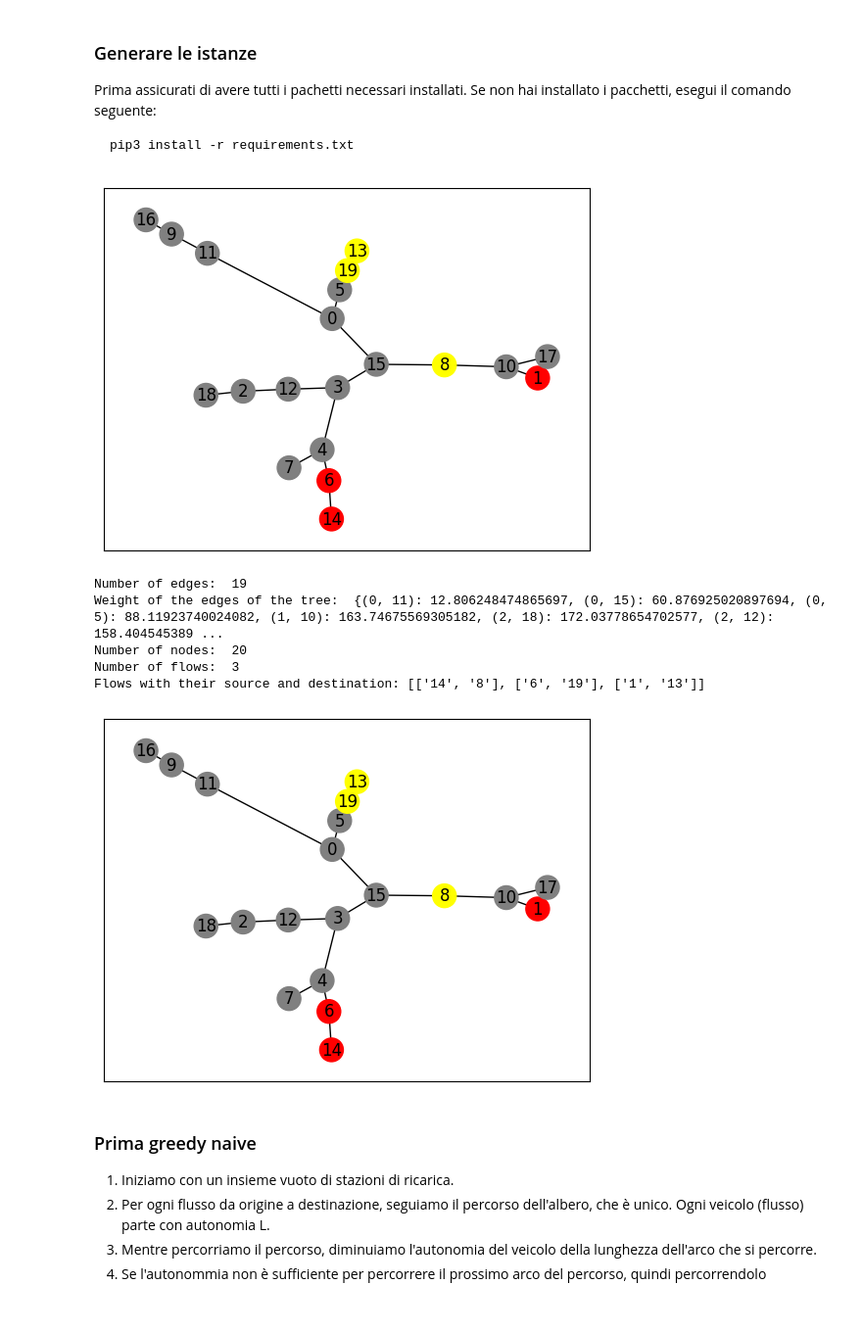
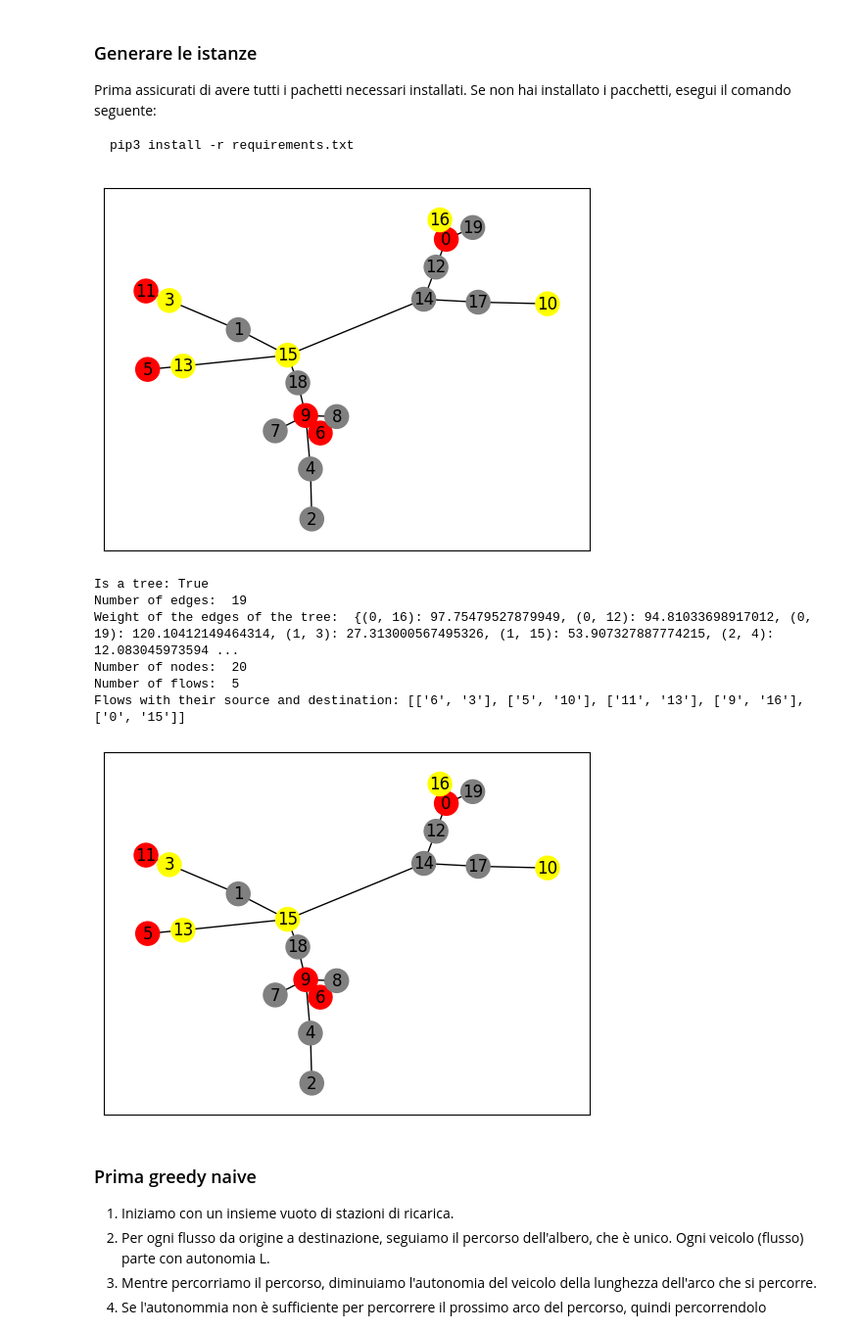
Before and after one commit to marielean/ChargingStations, a Jupyter notebook: ChargingStations.ipynb, the cells around one changed output. Shown at 98% size. Drawn from its saved outputs; the diff is of its cells as text; code cells hidden in the pictures.

```diff
--- a/ChargingStations.ipynb
+++ b/ChargingStations.ipynb
@@ -8,39 +8,49 @@ pip3 install -r requirements.txt
 # %%
 import networkx as nx
 import utility_functions as uf
+import json
 
 # CREATING A TREE NETWORK WITH 3 FLOWS AND 150 AUTONOMY
 
 N = 20 #number of nodes
-K = 3 #number of flows
+K = 5 #number of flows
 L = 150 #autonomy of the vehicles
+edge_dim = 200 #dimension of the edges
 
-T = uf.generate_random_network_tree(N, K, 200)
+
+
+T = uf.generate_random_network_tree(N, K, L, edge_dim)
 flows = uf.get_random_flows(T, K)
+
+# save the tree and the flows
+uf.save_tree(T, flows, "tree_net/bigtree.gml")
 
 uf.draw_tree(T, flows)
 
-nx.write_gml(T, "tree_net/bigtree.gml")
-
+print(f'Is a tree: {nx.is_tree(T)}')
 print("Number of edges: ", T.number_of_edges())
 print("Weight of the edges of the tree: ", uf.get_weight_of_edges(T))
 print("Number of nodes: ", T.number_of_nodes())
 print("Number of flows: ", T.graph['K'])
 print("Flows with their source and destination:", flows)
 # %% [output]
-[figure, old version]
+[figure, new version]
+Is a tree: True
 Number of edges:  19
-Weight of the edges of the tree:  {(0, 11): 12.806248474865697, (0, 15): 60.876925020897694, (0, 5): 88.11923740024082, (1, 10): 163.74675569305182, (2, 18): 172.03778654702577, (2, 12): 158.404545389 ...
+Weight of the edges of the tree:  {(0, 16): 97.75479527879949, (0, 12): 94.81033698917012, (0, 19): 120.10412149464314, (1, 3): 27.313000567495326, (1, 15): 53.907327887774215, (2, 4): 12.083045973594 ...
 Number of nodes:  20
-Number of flows:  3
-Flows with their source and destination: [['14', '8'], ['6', '19'], ['1', '13']]
+Number of flows:  5
+Flows with their source and destination: [['6', '3'], ['5', '10'], ['11', '13'], ['9', '16'], ['0', '15']]
 # %%
+import networkx as nx
+import utility_functions as uf
+
 # READING THE TREE NETWORK FROM THE .gml FILE
 path_tree = "tree_net/bigtree.gml"
-T = nx.read_gml(path_tree)
+T, flows, L, K, N = uf.load_all_data("tree_net/bigtree.gml")
 uf.draw_tree(T, flows)
 # %% [output]
-[figure, old version]
+[figure, new version]
 # %% [markdown]
 ### Prima greedy naive
 
```
Also changed, not shown: parts of 6 cells of this notebook, 5 other files.
